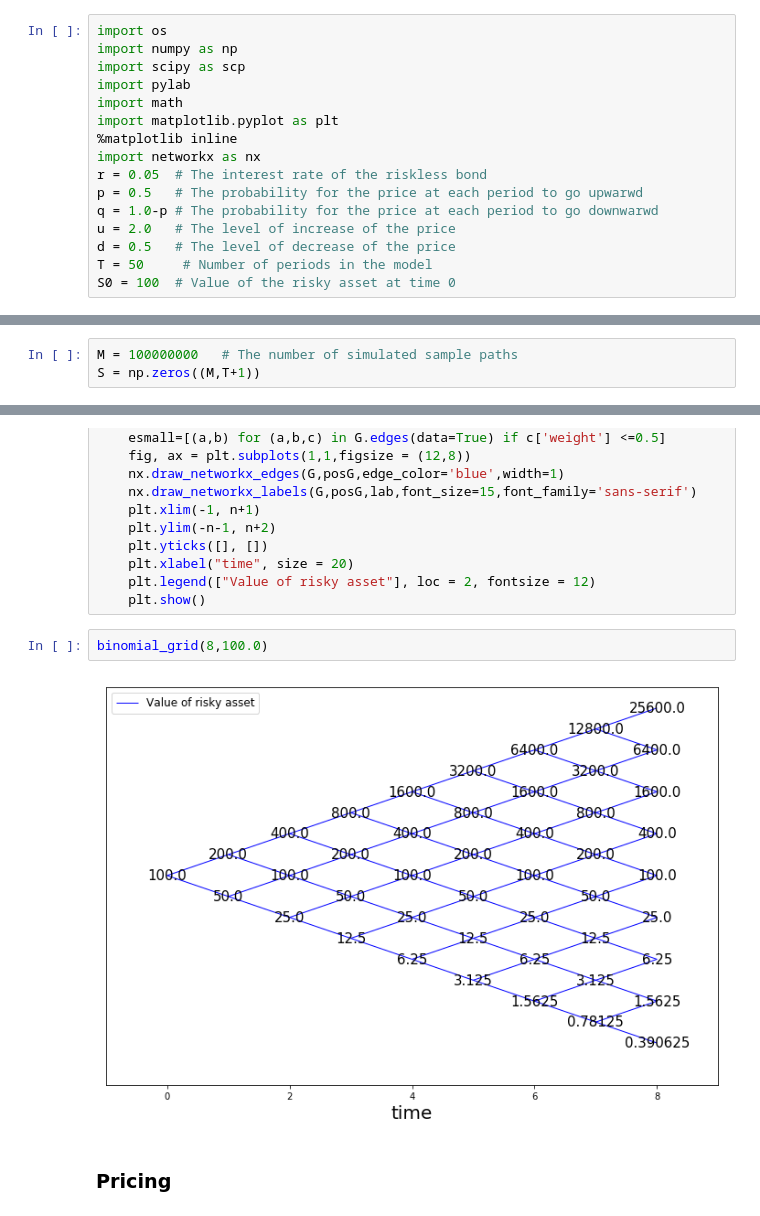
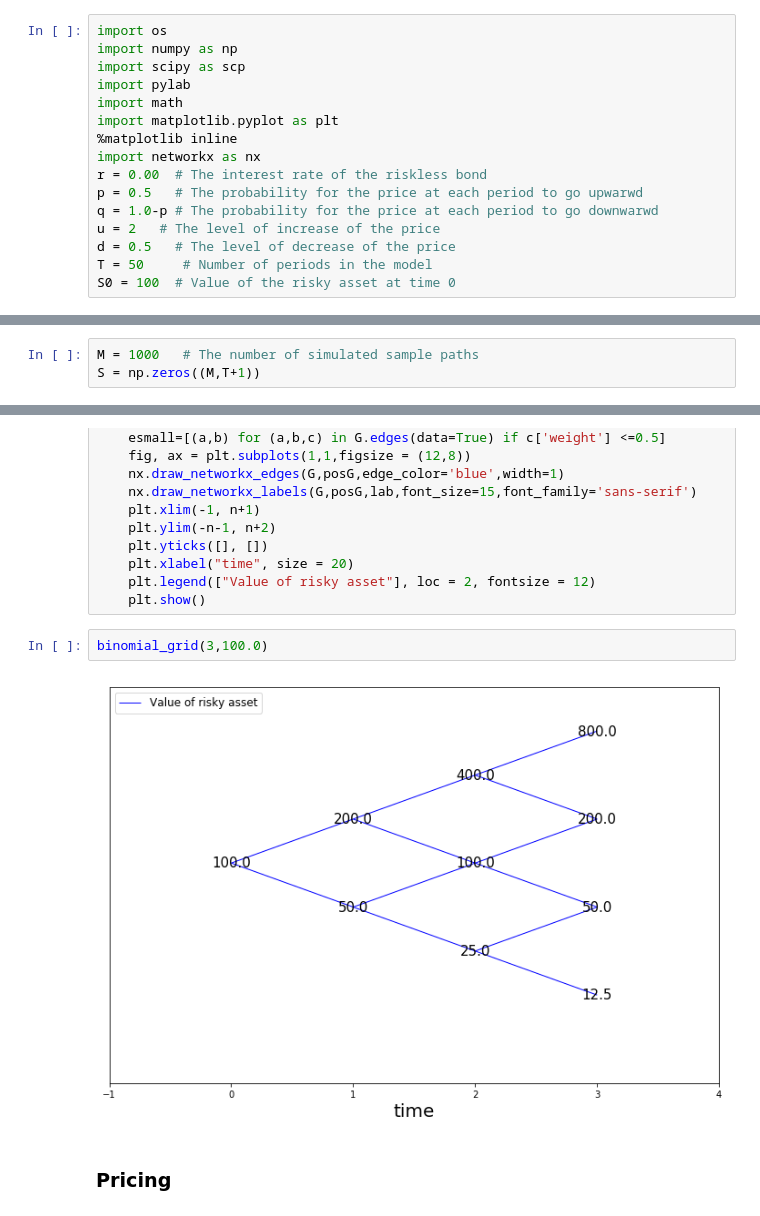
Before and after one commit to raaheim/RiskMeasures, a Jupyter notebook: CRR_model_correction.ipynb, the cells around one changed output, grey strips where cells are left out. Saved outputs shown, nothing was run; the diff lists cells and outputs as text.

```diff
--- a/CRR_model_correction.ipynb
+++ b/CRR_model_correction.ipynb
@@ -13,10 +13,10 @@ import math
 import matplotlib.pyplot as plt
 %matplotlib inline
 import networkx as nx
-r = 0.05  # The interest rate of the riskless bond
+r = 0.00  # The interest rate of the riskless bond
 p = 0.5   # The probability for the price at each period to go upwarwd
 q = 1.0-p # The probability for the price at each period to go downwarwd
-u = 2.0   # The level of increase of the price
+u = 2   # The level of increase of the price
 d = 0.5   # The level of decrease of the price
 T = 50     # Number of periods in the model
 S0 = 100  # Value of the risky asset at time 0
@@ -41,7 +41,7 @@ p*= 0.3666666666666667
 # %% [markdown]
 ### Simulating sample paths of the risky asset
 # %%
-M = 100000000   # The number of simulated sample paths
+M = 1000   # The number of simulated sample paths
 S = np.zeros((M,T+1))
 # %% [markdown]
 We create and initialize the first valuer of the stock $S$
@@ -127,9 +129,9 @@ def binomial_grid(n,s0):
     plt.legend(["Value of risky asset"], loc = 2, fontsize = 12)
     plt.show()
 # %%
-binomial_grid(8,100.0)
+binomial_grid(3,100.0)
 # %% [output]
-[figure, old version]
+[figure, new version]
 # %% [markdown]
 ### Pricing
 # %% [markdown]
```
Also changed, not shown: parts of 2 cells of this notebook, 7 other files.
